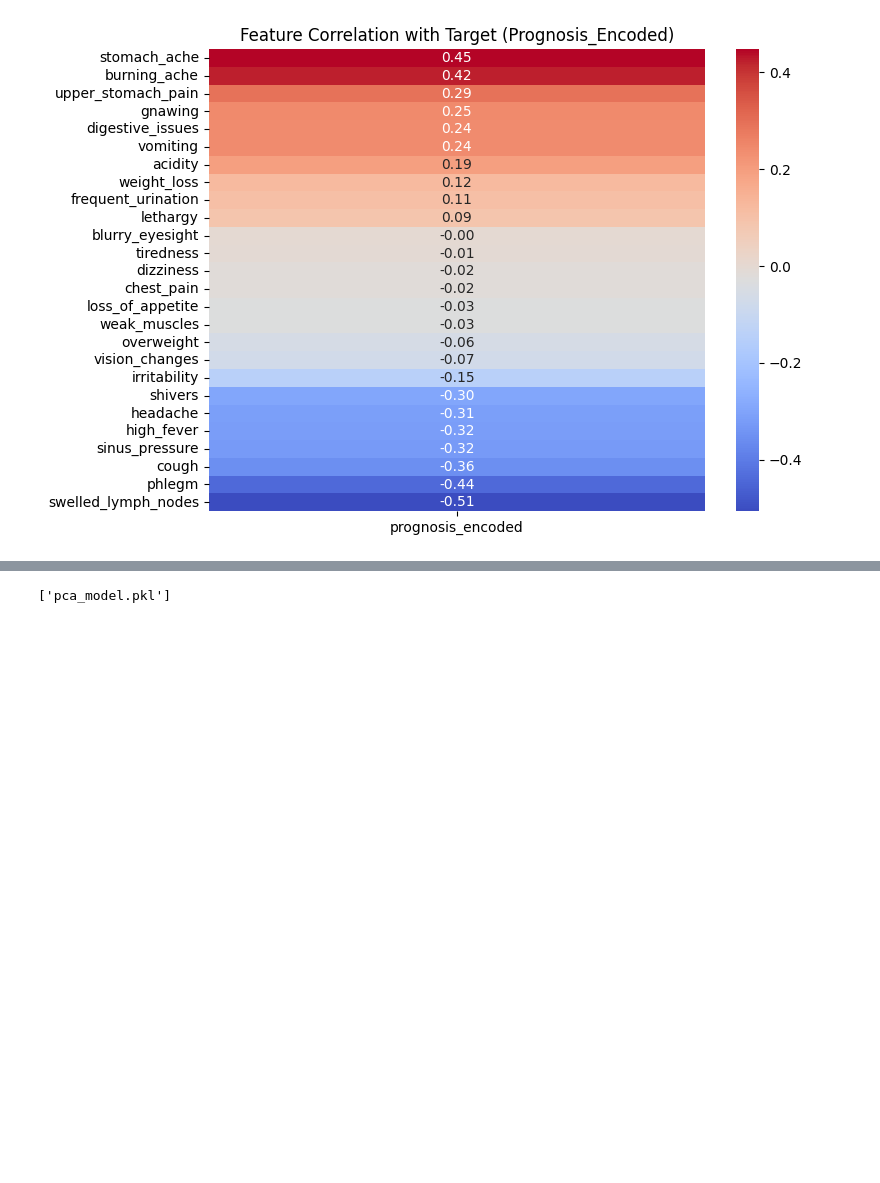
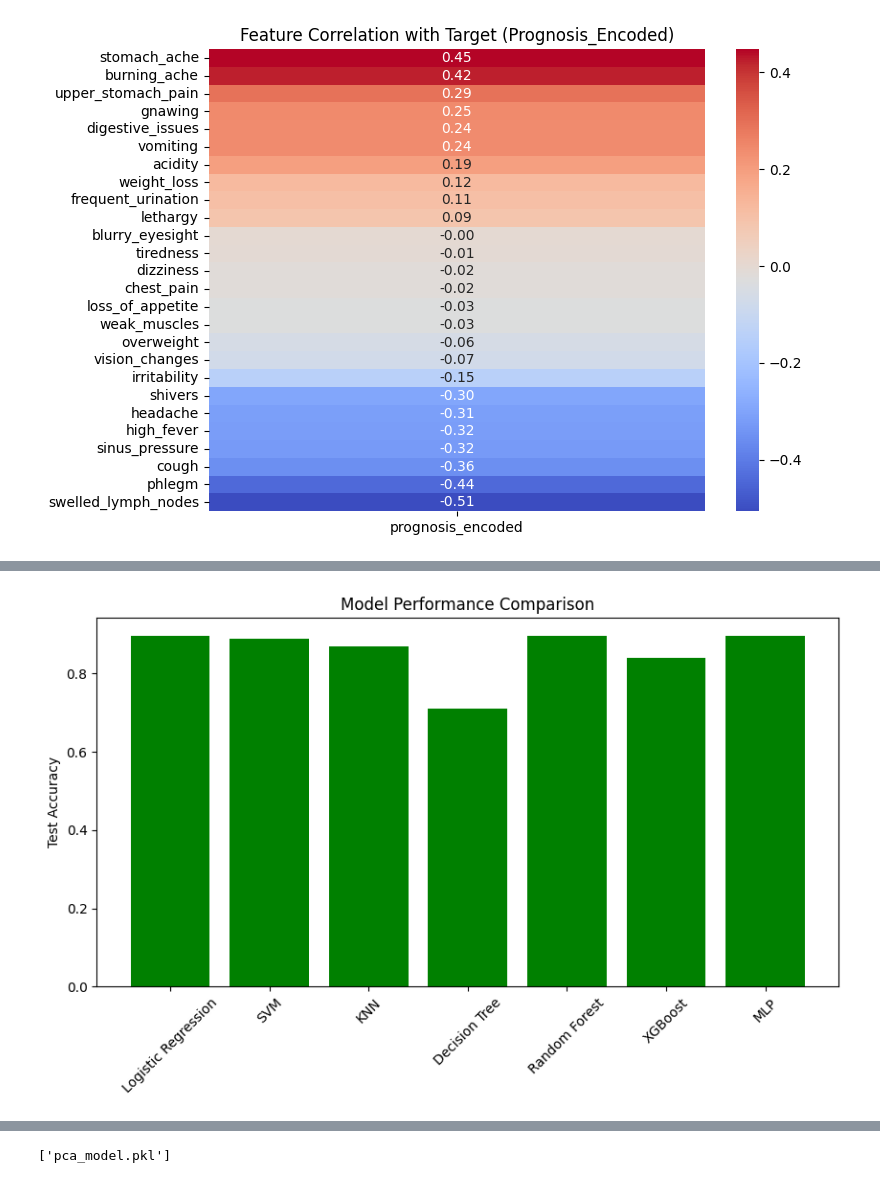
Before and after one commit to Sachinthana-Pathiranage/Sri-Ayu-Ayurvedic-Care, a Jupyter notebook: Notebooks/Pamoda_Notebooks/FESymptoms.ipynb, the cells around one changed output, grey strips where cells are left out. Drawn from its saved outputs; the diff is of its cells as text; code cells hidden in the pictures; blank space fills up the shorter version.

```diff
--- a/Notebooks/Pamoda_Notebooks/FESymptoms.ipynb
+++ b/Notebooks/Pamoda_Notebooks/FESymptoms.ipynb
@@ -388,0 +305,65 @@ Random Forest - Training Accuracy: 1.0000, Validation Accuracy: 0.8972
+# %%
+from sklearn.svm import SVC
+from sklearn.neighbors import KNeighborsClassifier
+from sklearn.tree import DecisionTreeClassifier
+from sklearn.ensemble import RandomForestClassifier
+from xgboost import XGBClassifier
+from sklearn.neural_network import MLPClassifier
+from sklearn.linear_model import LogisticRegression
+from sklearn.metrics import accuracy_score, f1_score, classification_report, log_loss
+import matplotlib.pyplot as plt
+
+# ✅ Define models
+models = {
+    "Logistic Regression": LogisticRegression(max_iter=1000, random_state=42, multi_class='ovr'),
+    "SVM": SVC(kernel='rbf', random_state=42, probability=True),  # probability=True for predict_proba
+    "KNN": KNeighborsClassifier(n_neighbors=5),
+    "Decision Tree": DecisionTreeClassifier(max_depth=5, random_state=42),
+    "Random Forest": RandomForestClassifier(n_estimators=100, random_state=42),
+    "XGBoost": XGBClassifier(random_state=42, use_label_encoder=False, eval_metric='logloss'),
+    "MLP": MLPClassifier(hidden_layer_sizes=(100, 50), max_iter=1000, random_state=42)
+}
+
+# ✅ Dictionary to store results
+results = {}
+
+# ✅ Function to train and evaluate models
+def evaluate_model(model, X_train, y_train, X_val, y_val, X_test, y_test, model_name):
+    model.fit(X_train, y_train)
+
+    # Predictions
+    y_train_pred = model.predict(X_train)
+    y_val_pred = model.predict(X_val)
+    y_test_pred = model.predict(X_test)
+
+    # Compute accuracy and F1-score
+    results[model_name] = {
+        "Train Accuracy": accuracy_score(y_train, y_train_pred),
+        "Validation Accuracy": accuracy_score(y_val, y_val_pred),
+        "Test Accuracy": accuracy_score(y_test, y_test_pred),
+        "Train F1": f1_score(y_train, y_train_pred, average='weighted'),
+        "Validation F1": f1_score(y_val, y_val_pred, average='weighted'),
+        "Test F1": f1_score(y_test, y_test_pred, average='weighted'),
+    }
+
+    print(f"\n{model_name} Results:")
+    print(f"Training Accuracy: {results[model_name]['Train Accuracy']:.4f}, F1-score: {results[model_name]['Train F1']:.4f}")
+    print(f"Validation Accuracy: {results[model_name]['Validation Accuracy']:.4f}, F1-score: {results[model_name]['Validation F1']:.4f}")
+    print(f"Test Accuracy: {results[model_name]['Test Accuracy']:.4f}, F1-score: {results[model_name]['Test F1']:.4f}")
+
+# ✅ Evaluate all models
+for name, model in models.items():
+    print(f"\nEvaluating {name}...")
+    evaluate_model(model, X_train, y_train, X_val, y_val, X_test, y_test, name)
+
+# ✅ Plot accuracies
+plt.figure(figsize=(10, 5))
+model_names = list(results.keys())
+test_accuracies = [results[m]["Test Accuracy"] for m in model_names]
+
+plt.bar(model_names, test_accuracies, color='green')
+plt.xticks(rotation=45)
+plt.ylabel("Test Accuracy")
+plt.title("Model Performance Comparison")
+plt.show()
+# %% [output]
@@ -389,3 +387,4 @@ Random Forest - Training Accuracy: 1.0000, Validation Accuracy: 0.8972
+[figure, added]
 # %%
 from sklearn.decomposition import PCA
 from sklearn.preprocessing import StandardScaler
```
Also changed, not shown: parts of 18 cells of this notebook.
